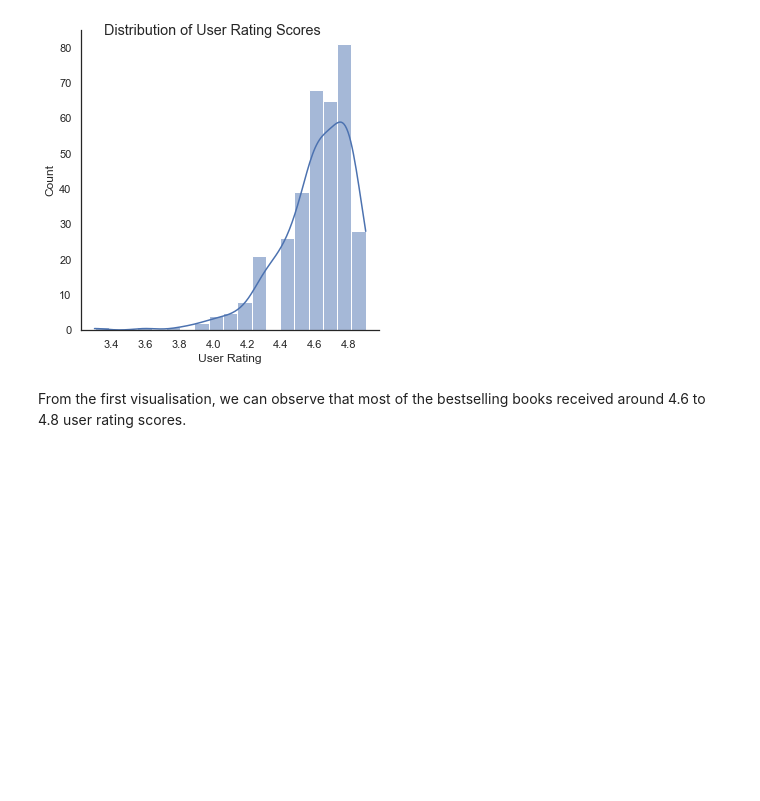
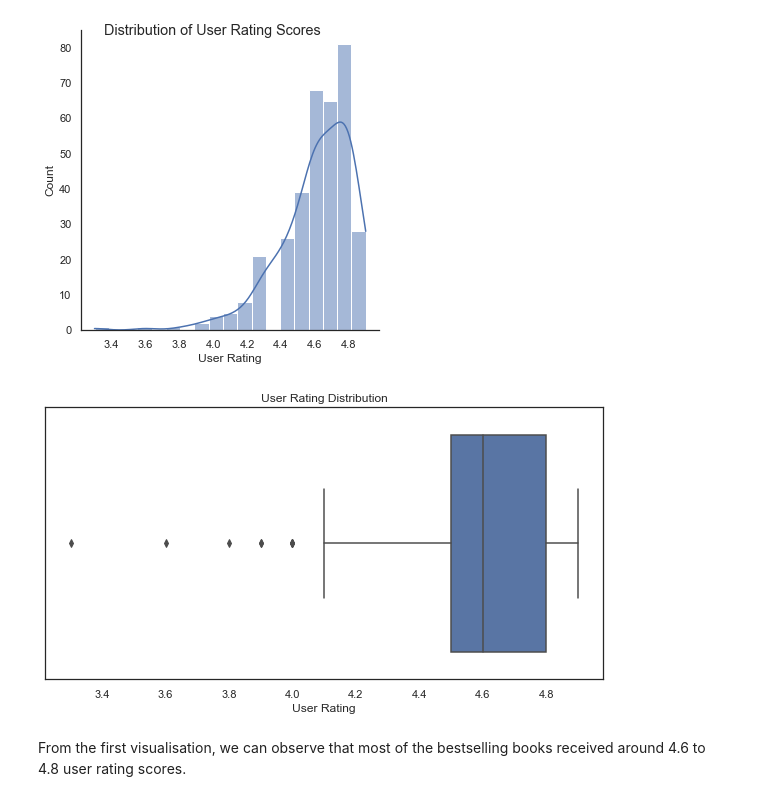
Before and after one commit to TienD-Nguyen/Project-Portfolio, a Jupyter notebook: Amazon Bestselling Books EDA (Notebook).ipynb, the cells around one changed output. Drawn from its saved outputs; the diff is of its cells as text; code cells hidden in the pictures; blank space fills up the shorter version.

```diff
--- a/Amazon Bestselling Books EDA (Notebook).ipynb
+++ b/Amazon Bestselling Books EDA (Notebook).ipynb
@@ -320,6 +320,14 @@ viz_1.fig.suptitle("Distribution of User Rating Scores")
 plt.show()
 # %% [output]
 [figure]
+# %%
+# Plotting box plot to examine the rating score percentile
+plt.figure(figsize=(10,5))
+viz_2 = sns.boxplot(x=bestsellers_without_year["User Rating"])
+viz_2.set_title("User Rating Distribution")
+plt.show()
+# %% [output]
+[figure, added]
 # %% [markdown]
 From the first visualisation, we can observe that most of the bestselling books received around 4.6 to 4.8 user rating scores.
 # %%
```
Also changed, not shown: parts of 13 cells of this notebook.
